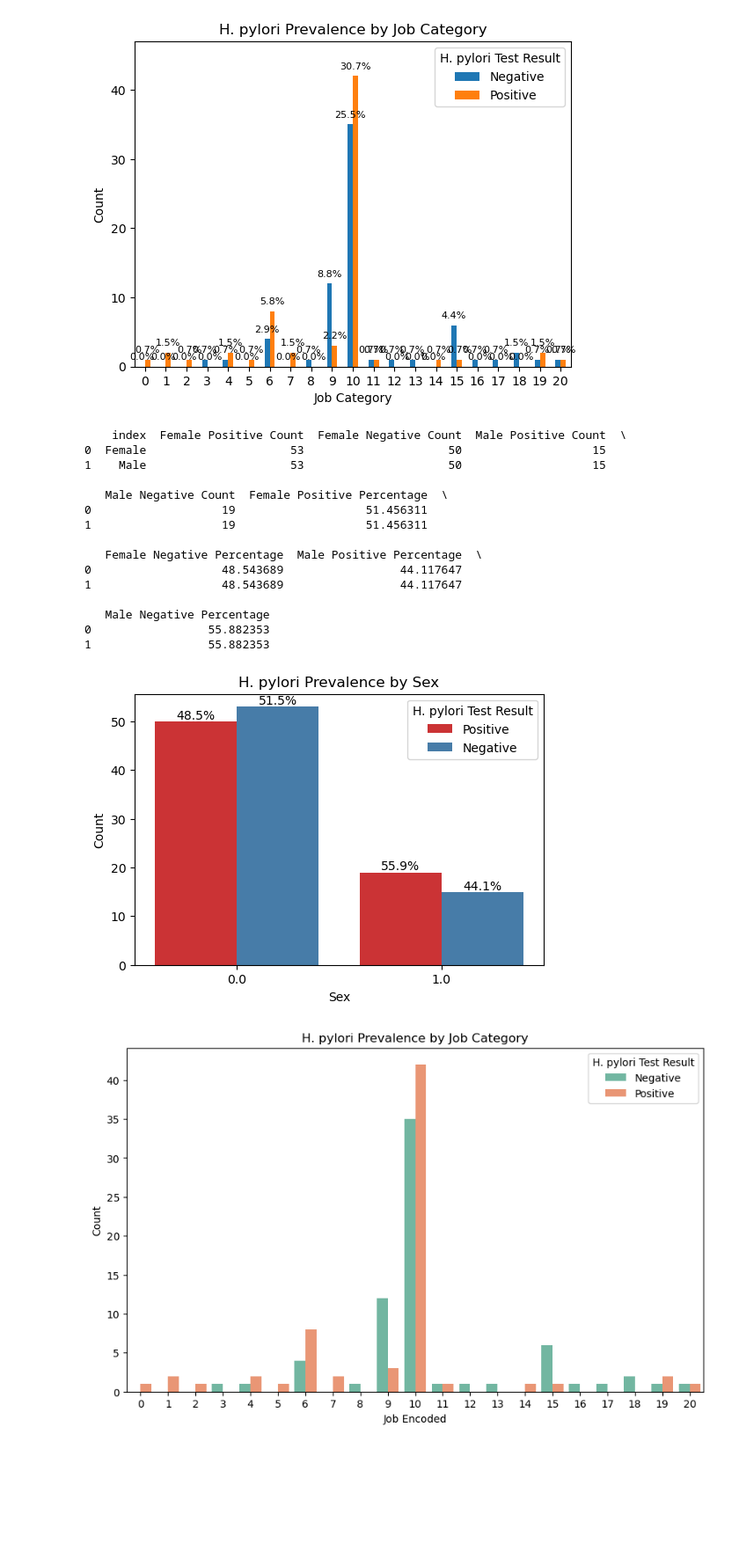
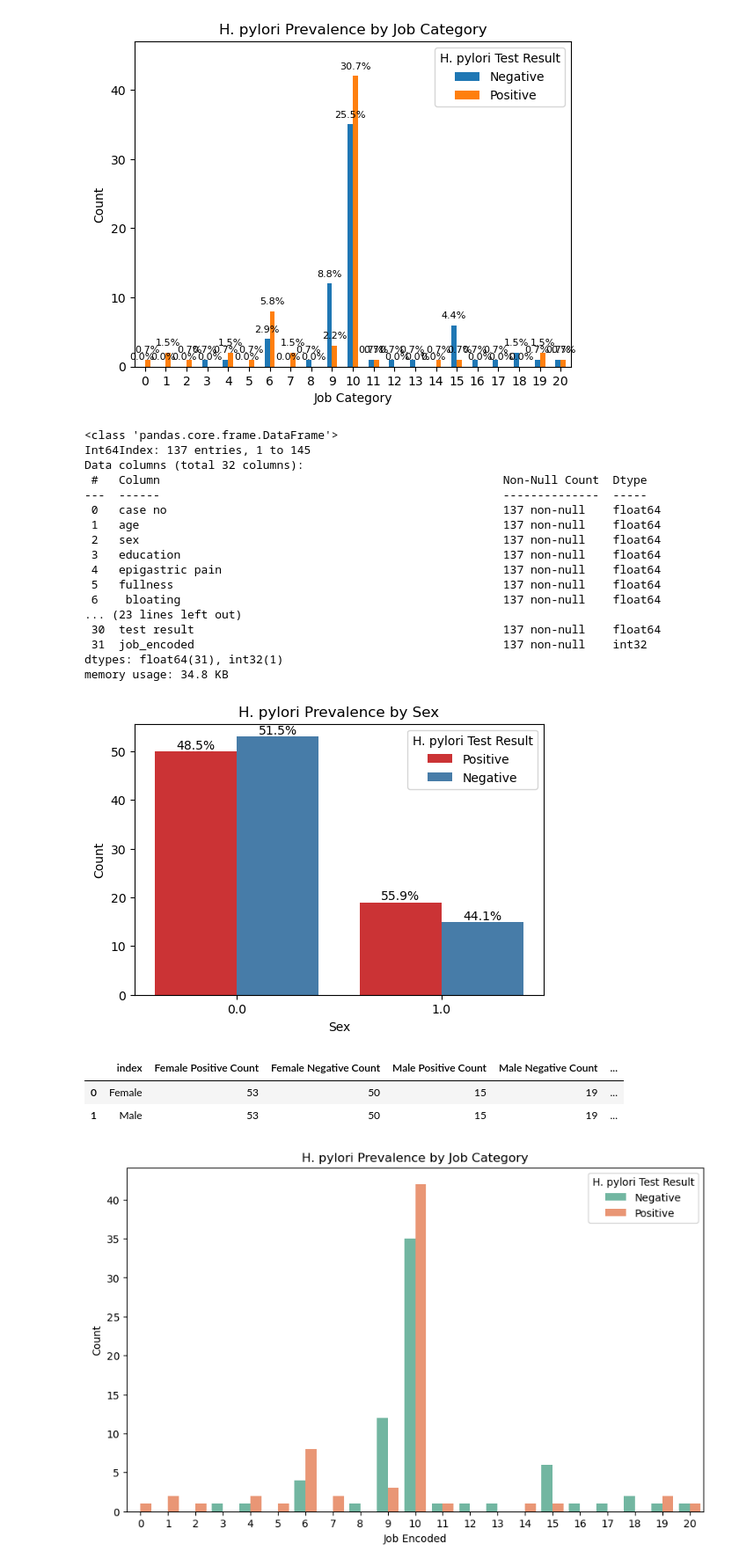
Before and after one commit to mohAhanin/h.pylori, a Jupyter notebook: new plots.ipynb, the cells around one changed output. Shown at 88% size. Saved outputs shown, nothing was run; the diff lists cells and outputs as text; code cells hidden in the pictures; blank space fills up the shorter version.

```diff
--- a/new plots.ipynb
+++ b/new plots.ipynb
@@ -247,7 +273,7 @@ df = df.dropna()
 label_encoder = LabelEncoder()
 df['job_encoded'] = label_encoder.fit_transform(df['job'])
 df = df.drop(columns=(['job']))
-
+df.info()
 # Convert 'test result' to binary for positive/negative test outcome
 df['h_pylori_positive'] = df['test result '].apply(lambda x: 'Positive' if x == 1 else 'Negative')
 
@@ -266,50 +292,58 @@ sex_summary_df = pd.DataFrame({
     'Male Positive Percentage': sex_result_percentages.loc[1, 'Positive'],
     'Male Negative Percentage': sex_result_percentages.loc[1, 'Negative'],
 }, index=['Female', 'Male'])
 
 # Reset index for better visualization
 sex_summary_df.reset_index(inplace=True)
 
-# Display the summary DataFrame
-print(sex_summary_df)
+
 
 # Plot H. pylori prevalence by sex with percentage labels
 plt.figure(figsize=(6, 4))
 ax = sns.countplot(data=df, x='sex', hue='h_pylori_positive', palette='Set1')
 plt.title('H. pylori Prevalence by Sex')
 plt.xlabel('Sex')
 plt.ylabel('Count')
 plt.legend(title='H. pylori Test Result', labels=['Positive', 'Negative'])
 
 # Calculate total counts by sex
 total_by_sex = df['sex'].value_counts()
 
 # Add percentage labels above each bar
 for p in ax.patches:
     height = p.get_height()
     sex = 0 if p.get_x() < 0.5 else 1  # Adjust based on bar position
     total_count = total_by_sex[sex]
     percentage = 100 * height / total_count
     ax.text(p.get_x() + p.get_width() / 2, height + 0.5, '{:.1f}%'.format(percentage), ha='center')
 
 plt.show()
+
+
+# Display the summary DataFrame
+sex_summary_df
 # %% [output]
-    index  Female Positive Count  Female Negative Count  Male Positive Count  \
-0  Female                     53                     50                   15
-1    Male                     53                     50                   15
-
-   Male Negative Count  Female Positive Percentage  \
-0                   19                   51.456311
-1                   19                   51.456311
-
-   Female Negative Percentage  Male Positive Percentage  \
-0                   48.543689                 44.117647
-1                   48.543689                 44.117647
-
-   Male Negative Percentage
-0                 55.882353
-1                 55.882353
+<class 'pandas.core.frame.DataFrame'>
+Int64Index: 137 entries, 1 to 145
+Data columns (total 32 columns):
+ #   Column                                                  Non-Null Count  Dtype
+---  ------                                                  --------------  -----
+ 0   case no                                                 137 non-null    float64
+ 1   age                                                     137 non-null    float64
+ 2   sex                                                     137 non-null    float64
+ 3   education                                               137 non-null    float64
+ 4   epigastric pain                                         137 non-null    float64
+ 5   fullness                                                137 non-null    float64
+ 6    bloating                                               137 non-null    float64
+... (23 lines left out)
+ 30  test result                                             137 non-null    float64
+ 31  job_encoded                                             137 non-null    int32
+dtypes: float64(31), int32(1)
+memory usage: 34.8 KB
 [figure]
+|  | index | Female Positive Count | Female Negative Count | Male Positive Count | Male Negative Count | ... |
+| 0 | Female | 53 | 50 | 15 | 19 | ... |
+| 1 | Male | 53 | 50 | 15 | 19 | ... |
 # %%
 plt.figure(figsize=(10, 6))
 sns.countplot(data=df, x='job_encoded', hue='h_pylori_positive', palette='Set2')
```
Also changed, not shown: parts of 2 cells of this notebook, 1 other file.
